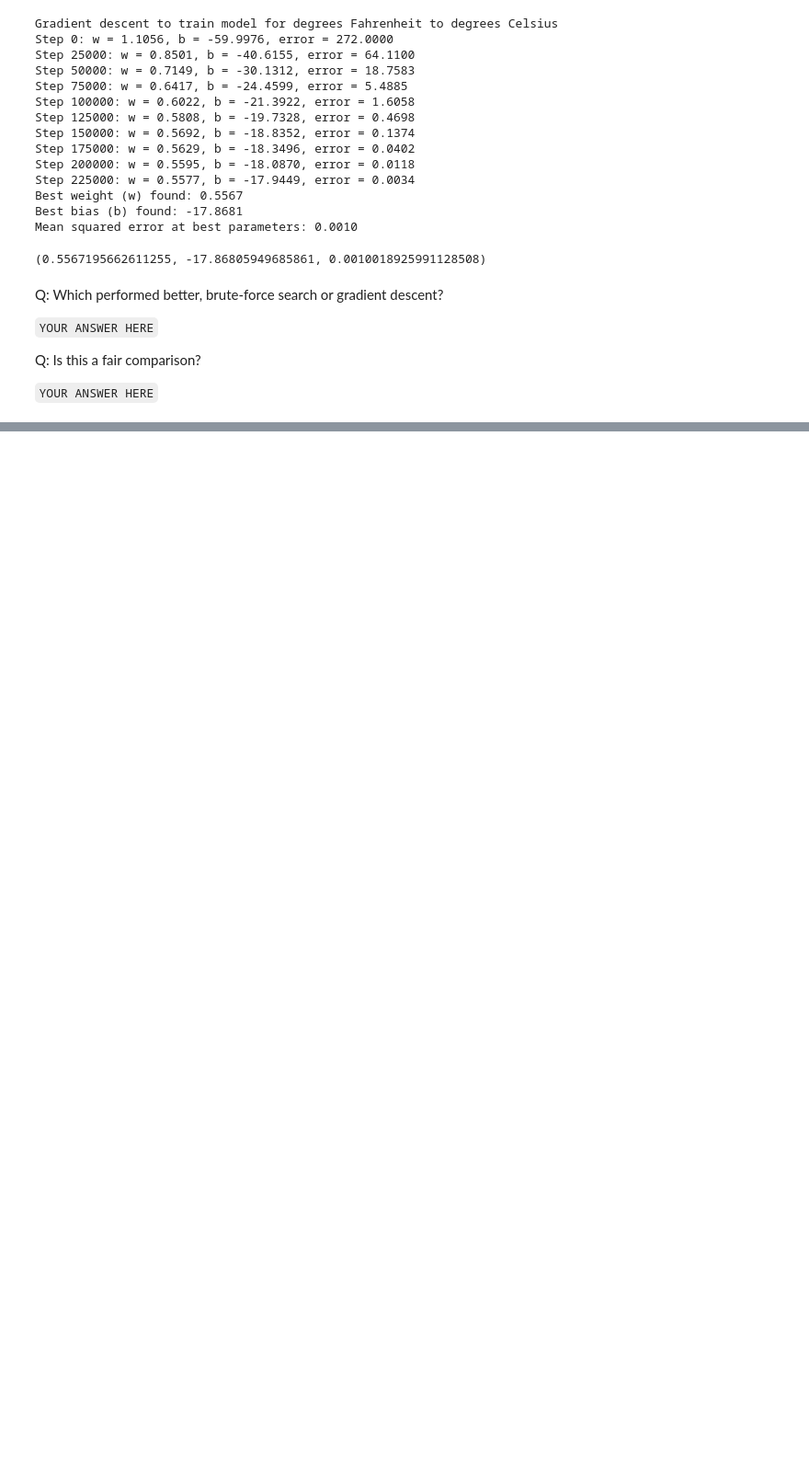
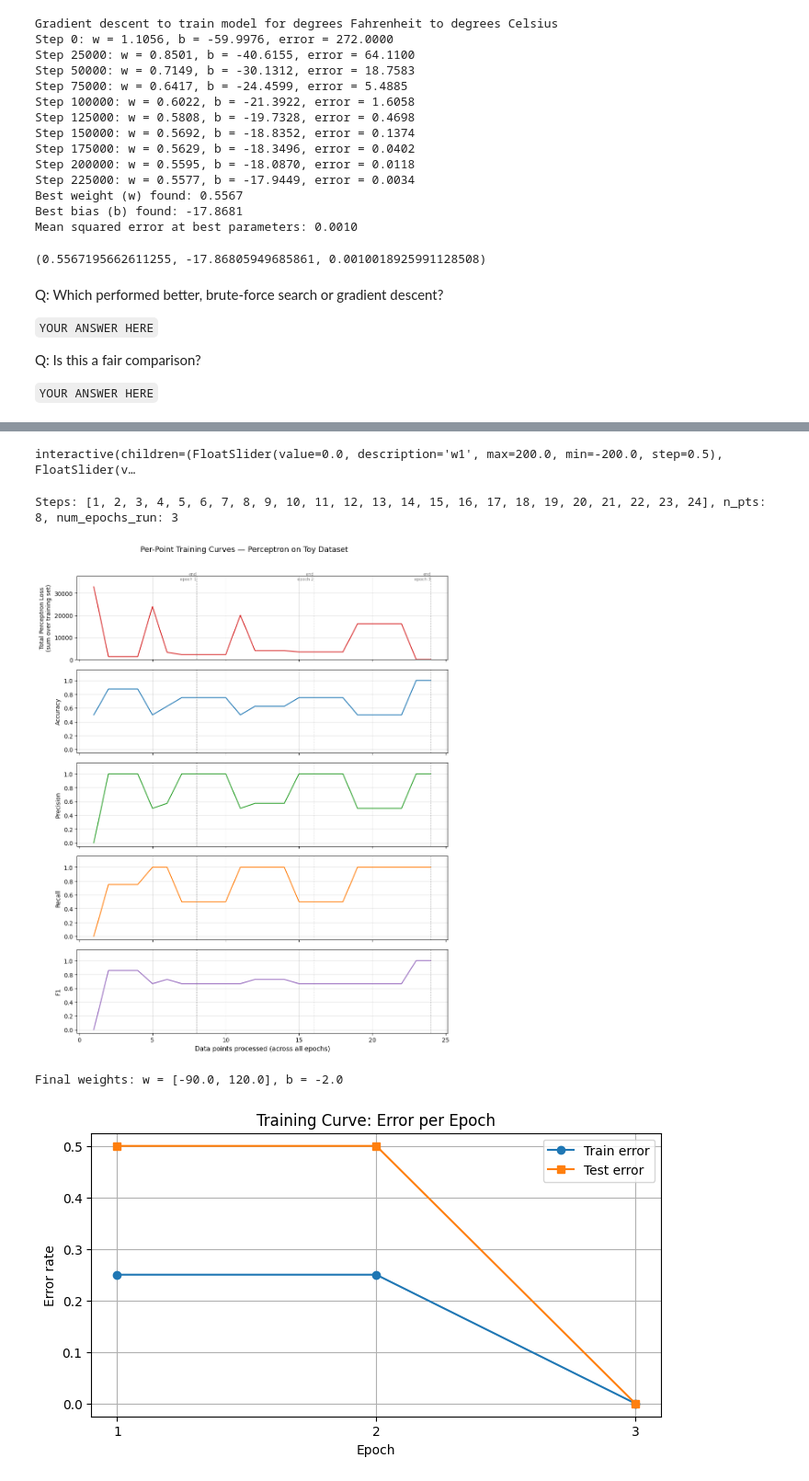
Before and after one commit to miaminnes/cse25-sp26, a Jupyter notebook: lectures/05-review-linear-models.ipynb, the cells around one changed output, grey strips where cells are left out. Shown at 92% size. Saved outputs shown, nothing was run; the diff lists cells and outputs as text; code cells hidden in the pictures; blank space fills up the shorter version.

```diff
--- a/lectures/05-review-linear-models.ipynb
+++ b/lectures/05-review-linear-models.ipynb
@@ -369,17 +355,15 @@ def perceptron_train_eval_with_history(X, y, num_epochs=10,X_test=None, y_test=N
     w = [0.0, 0.0]
     b = 0.0
 
-    history = {'loss': [], 'accuracy': [], 'precision': [], 'recall': [], 'test_accuracy': []}
+    history = {'loss': [], 'accuracy': [], 'precision': [], 'recall': [], 'f1': [], 'test_accuracy': []}
 
     rng = random.Random(42)
 
     for epoch in range(num_epochs):
-        # Shuffle a new order each epoch
         combined = list(zip(X, y))
         rng.shuffle(combined)
 
         for x, y_true in combined:
-            # Calculate perceptron score and apply update rule
             score  = w[0] * x[0] + w[1] * x[1] + b
             y_pred = 1 if score >= 0 else -1
 
@@ -388,26 +372,24 @@ def perceptron_train_eval_with_history(X, y, num_epochs=10,X_test=None, y_test=N
                 w[1] += y_true * x[1]
                 b    += y_true
 
-            # Calculate current model predictions for all training data
-            all_preds = perceptron_predict(X, w, b)
+            all_preds = perceptron_predict_all(X, w, b)
 
-            # Total perceptron loss = sum of max(0, -y*z) across all points
             total_loss = sum(
                 max(0.0, -yt * (w[0]*xt[0] + w[1]*xt[1] + b))
                 for xt, yt in zip(X, y)
             )
 
-            acc, prec, rec = compute_metrics(y, all_preds)
+            acc, prec, rec, f1 = compute_metrics(y, all_preds)
 
             history['loss'].append(total_loss)
             history['accuracy'].append(acc)
             history['precision'].append(prec)
             history['recall'].append(rec)
+            history['f1'].append(f1)
 
-        # Record test accuracy once per epoch
         if X_test is not None and y_test is not None:
             test_preds = perceptron_predict_all(X_test, w, b)
-            test_acc, _, _ = compute_metrics(y_test, test_preds)
+            test_acc, _, _ , _ = compute_metrics(y_test, test_preds)
             history['test_accuracy'].append(test_acc)
 
         if history['accuracy'][-1] == 1.0: break
@@ -538,0 +615,29 @@ For each scenario, describe:
+# %%
+# Example data set for learning classification of rainy / not-rainy based on temperature and relative humidity
+
+measurements = [    [32, 90], [50, 85], [68, 80], [86, 75], [55, 70],
+    [75, 50], [90, 40], [60, 35], [45, 30], [80, 25] ]
+rainy = [+1, +1, +1, +1, +1,  -1, -1, -1, -1, -1]
+
+from ipywidgets import interact, fixed
+
+interact(combined_perceptron_plot,
+         w1=(-200, 200, 0.5),
+         w2=(-200, 200, 0.5),
+         b=(-20, 20, 0.1),
+         X_data = fixed(measurements),
+         y_data = fixed(rainy))
+
+X_tr, X_tt, y_tr, y_tt = train_test_split_v2(measurements, rainy, test_ratio = 0)
+
+w, b, history = perceptron_train_eval_with_history(X_tr, y_tr, X_test =X_tt, y_test = y_tt)
+
+perceptron_metrics_plot(X_tr, history, w, b)
+
+perceptron_train_curve(X_tr, history)
+# %% [output]
+interactive(children=(FloatSlider(value=0.0, description='w1', max=200.0, min=-200.0, step=0.5), FloatSlider(v…
+Steps: [1, 2, 3, 4, 5, 6, 7, 8, 9, 10, 11, 12, 13, 14, 15, 16, 17, 18, 19, 20, 21, 22, 23, 24], n_pts: 8, num_epochs_run: 3
+[figure, added]
+Final weights: w = [-90.0, 120.0], b = -2.0
+[figure, added]
```
Also changed, not shown: parts of 47 cells of this notebook.
